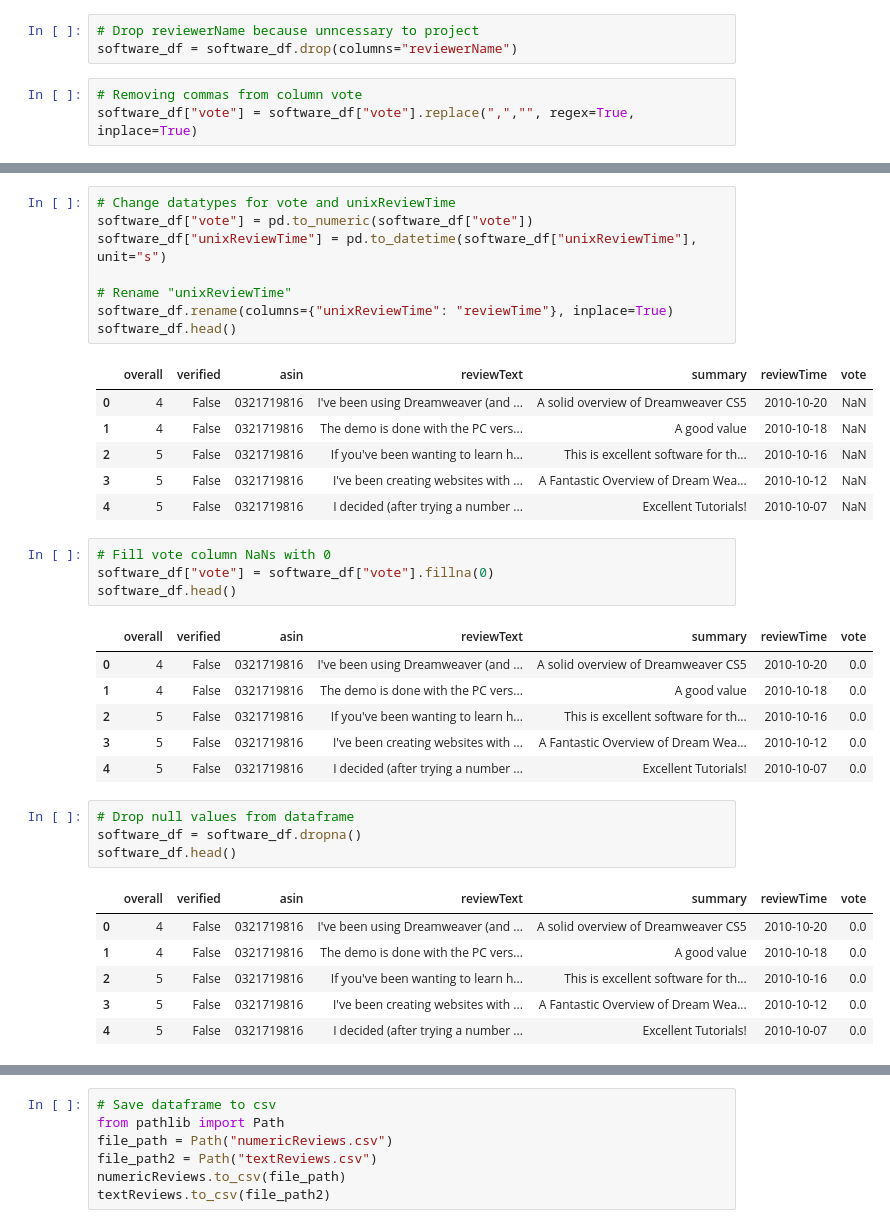
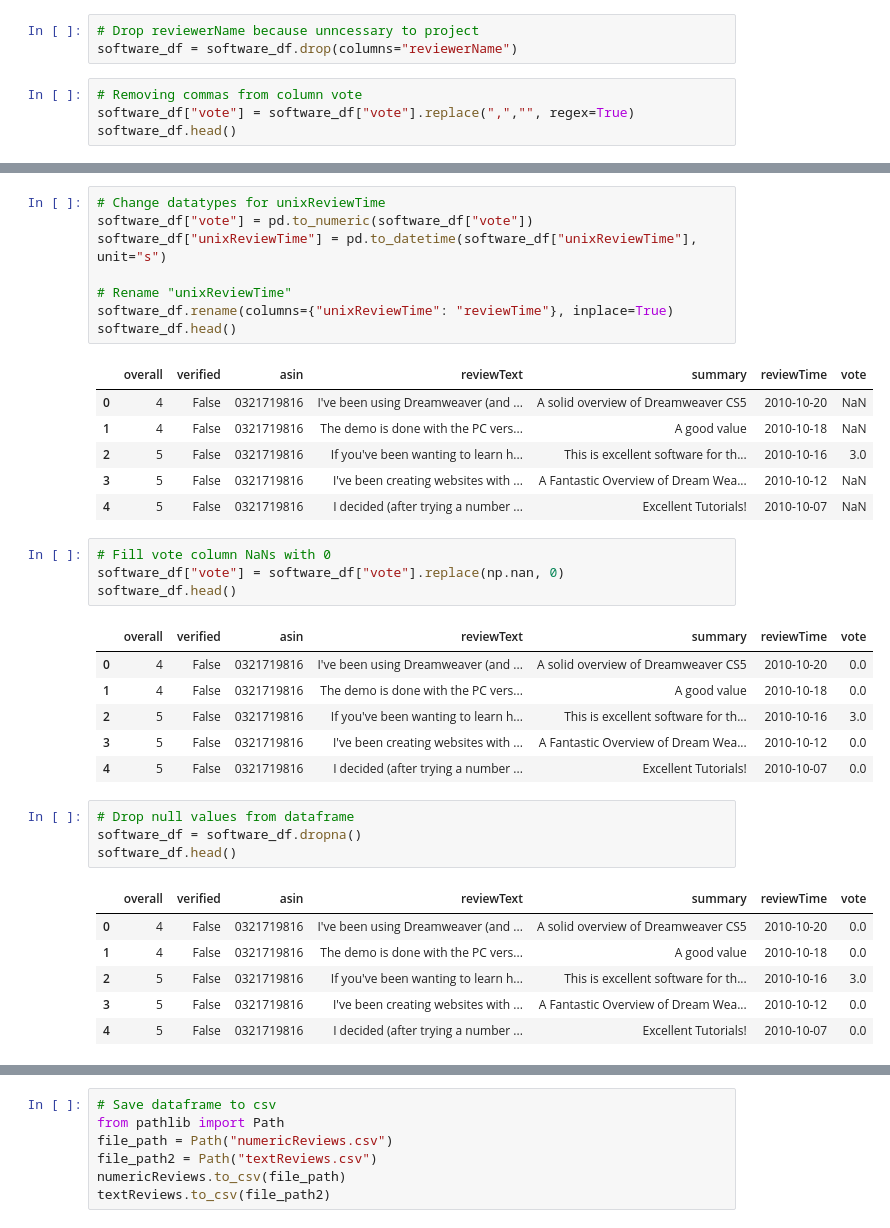
Before and after one commit to DaijaStokes/AmazonReviewsFinal2022, a Jupyter notebook: Software_Data.ipynb, the cells around one changed output, grey strips where cells are left out. Cells and saved outputs as stored; diff of their text form.

```diff
--- a/Software_Data.ipynb
+++ b/Software_Data.ipynb
@@ -70,4 +71,5 @@ software_df = software_df.drop(columns="reviewerID")
 software_df = software_df.drop(columns="reviewerName")
 # %%
 # Removing commas from column vote
-software_df["vote"] = software_df["vote"].replace(",","", regex=True, inplace=True)
+software_df["vote"] = software_df["vote"].replace(",","", regex=True)
+software_df.head()
@@ -74,5 +83,5 @@ software_df["vote"] = software_df["vote"].replace(",","", regex=True, inplace=Tr
 # %%
-# Change datatypes for vote and unixReviewTime
+# Change datatypes for unixReviewTime
 software_df["vote"] = pd.to_numeric(software_df["vote"])
 software_df["unixReviewTime"] = pd.to_datetime(software_df["unixReviewTime"], unit="s")
 
@@ -83,18 +92,18 @@ software_df.head()
 |  | overall | verified | asin | reviewText | summary | reviewTime | vote |
 | 0 | 4 | False | 0321719816 | I've been using Dreamweaver (and ... | A solid overview of Dreamweaver CS5 | 2010-10-20 | NaN |
 | 1 | 4 | False | 0321719816 | The demo is done with the PC vers... | A good value | 2010-10-18 | NaN |
-| 2 | 5 | False | 0321719816 | If you've been wanting to learn h... | This is excellent software for th... | 2010-10-16 | NaN |
+| 2 | 5 | False | 0321719816 | If you've been wanting to learn h... | This is excellent software for th... | 2010-10-16 | 3.0 |
 | 3 | 5 | False | 0321719816 | I've been creating websites with ... | A Fantastic Overview of Dream Wea... | 2010-10-12 | NaN |
 | 4 | 5 | False | 0321719816 | I decided (after trying a number ... | Excellent Tutorials! | 2010-10-07 | NaN |
 # %%
 # Fill vote column NaNs with 0
-software_df["vote"] = software_df["vote"].fillna(0)
+software_df["vote"] = software_df["vote"].replace(np.nan, 0)
 software_df.head()
 # %% [output]
 |  | overall | verified | asin | reviewText | summary | reviewTime | vote |
 | 0 | 4 | False | 0321719816 | I've been using Dreamweaver (and ... | A solid overview of Dreamweaver CS5 | 2010-10-20 | 0.0 |
 | 1 | 4 | False | 0321719816 | The demo is done with the PC vers... | A good value | 2010-10-18 | 0.0 |
-| 2 | 5 | False | 0321719816 | If you've been wanting to learn h... | This is excellent software for th... | 2010-10-16 | 0.0 |
+| 2 | 5 | False | 0321719816 | If you've been wanting to learn h... | This is excellent software for th... | 2010-10-16 | 3.0 |
 | 3 | 5 | False | 0321719816 | I've been creating websites with ... | A Fantastic Overview of Dream Wea... | 2010-10-12 | 0.0 |
 | 4 | 5 | False | 0321719816 | I decided (after trying a number ... | Excellent Tutorials! | 2010-10-07 | 0.0 |
 # %%
@@ -105,7 +114,7 @@ software_df.head()
 |  | overall | verified | asin | reviewText | summary | reviewTime | vote |
 | 0 | 4 | False | 0321719816 | I've been using Dreamweaver (and ... | A solid overview of Dreamweaver CS5 | 2010-10-20 | 0.0 |
 | 1 | 4 | False | 0321719816 | The demo is done with the PC vers... | A good value | 2010-10-18 | 0.0 |
-| 2 | 5 | False | 0321719816 | If you've been wanting to learn h... | This is excellent software for th... | 2010-10-16 | 0.0 |
+| 2 | 5 | False | 0321719816 | If you've been wanting to learn h... | This is excellent software for th... | 2010-10-16 | 3.0 |
 | 3 | 5 | False | 0321719816 | I've been creating websites with ... | A Fantastic Overview of Dream Wea... | 2010-10-12 | 0.0 |
 | 4 | 5 | False | 0321719816 | I decided (after trying a number ... | Excellent Tutorials! | 2010-10-07 | 0.0 |
 # %%
```
Also changed, not shown: parts of 6 cells of this notebook, 2 other files.
